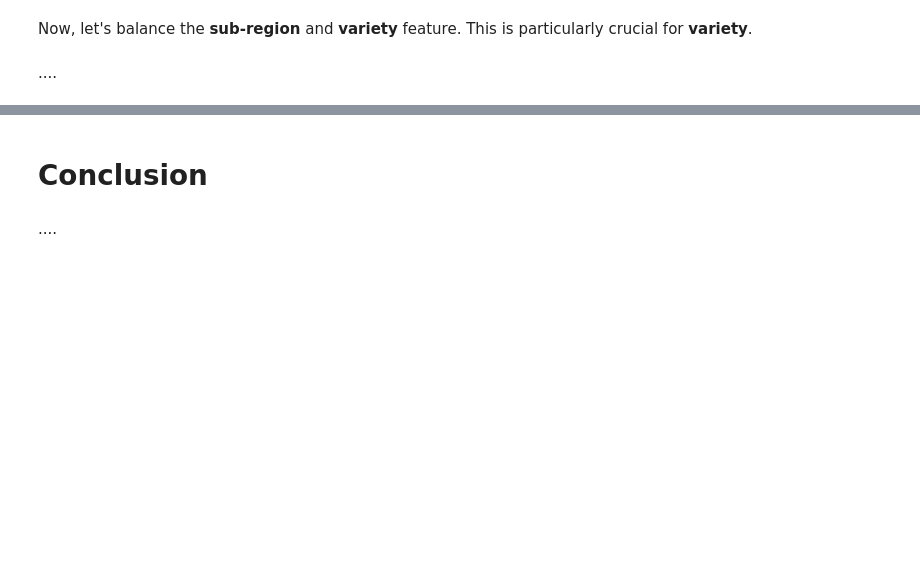
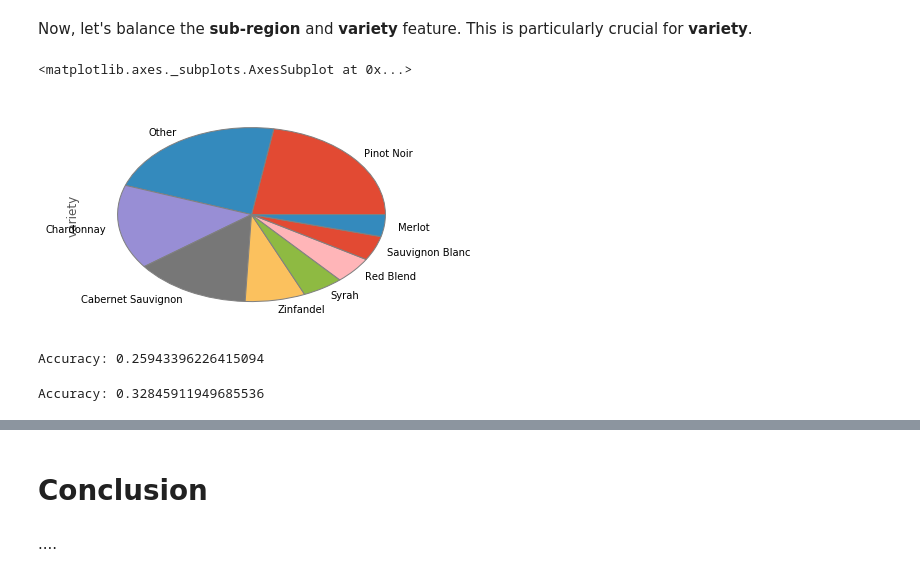
Before and after one commit to sarahrahrah/sprngbrd-mini-projects, a Jupyter notebook: capstone1/Final.ipynb, the cells around one changed output, grey strips where cells are left out. Cells and saved outputs as stored; diff of their text form; code cells hidden in the pictures; blank space fills up the shorter version.

```diff
--- a/capstone1/Final.ipynb
+++ b/capstone1/Final.ipynb
@@ -1570,4 +1580,8 @@ newcaliwines["variety_label"] = newcaliwines["variety_label"].cat.codes
 # %% [markdown]
 Now, let's balance the **sub-region** and **variety** feature.  This is particularly crucial for **variety**.
-# %% [markdown]
-....
+# %%
+newcaliwines.loc[(newcaliwines['variety'] != 'Pinot Noir') & (newcaliwines['variety'] != 'Chardonnay') &(newcaliwines['variety'] != 'Cabernet Sauvignon')&(newcaliwines['variety'] != 'Zinfandel')&(newcaliwines['variety'] != 'Syrah')&(newcaliwines['variety'] != 'Red Blend')&(newcaliwines['variety'] != 'Sauvignon Blanc')&(newcaliwines['variety'] != 'Merlot'), 'variety'] = 'Other'
+newcaliwines.variety.value_counts().plot(kind='pie', wedgeprops={"edgecolor":"grey",'linewidth': 1, 'linestyle': 'solid', 'antialiased': True})
+# %% [output]
+<matplotlib.axes._subplots.AxesSubplot at 0x...>
+[figure, added]
@@ -1573,0 +1593,12 @@ Now, let's balance the **sub-region** and **variety** feature.  This is particul
+# %%
+logreg.fit(X_train,y_train)
+y_pred=logreg.predict(X_test)
+print("Accuracy:",metrics.accuracy_score(y_test, y_pred))
+# %% [output]
+Accuracy: 0.25943396226415094
+# %%
+knn = KNeighborsClassifier(n_neighbors=7)
+knn.fit(X_train, y_train)
+print("Accuracy: " + str(knn.score(X_test, y_test)))
+# %% [output]
+Accuracy: 0.32845911949685536
```
Also changed, not shown: parts of 44 cells of this notebook.
